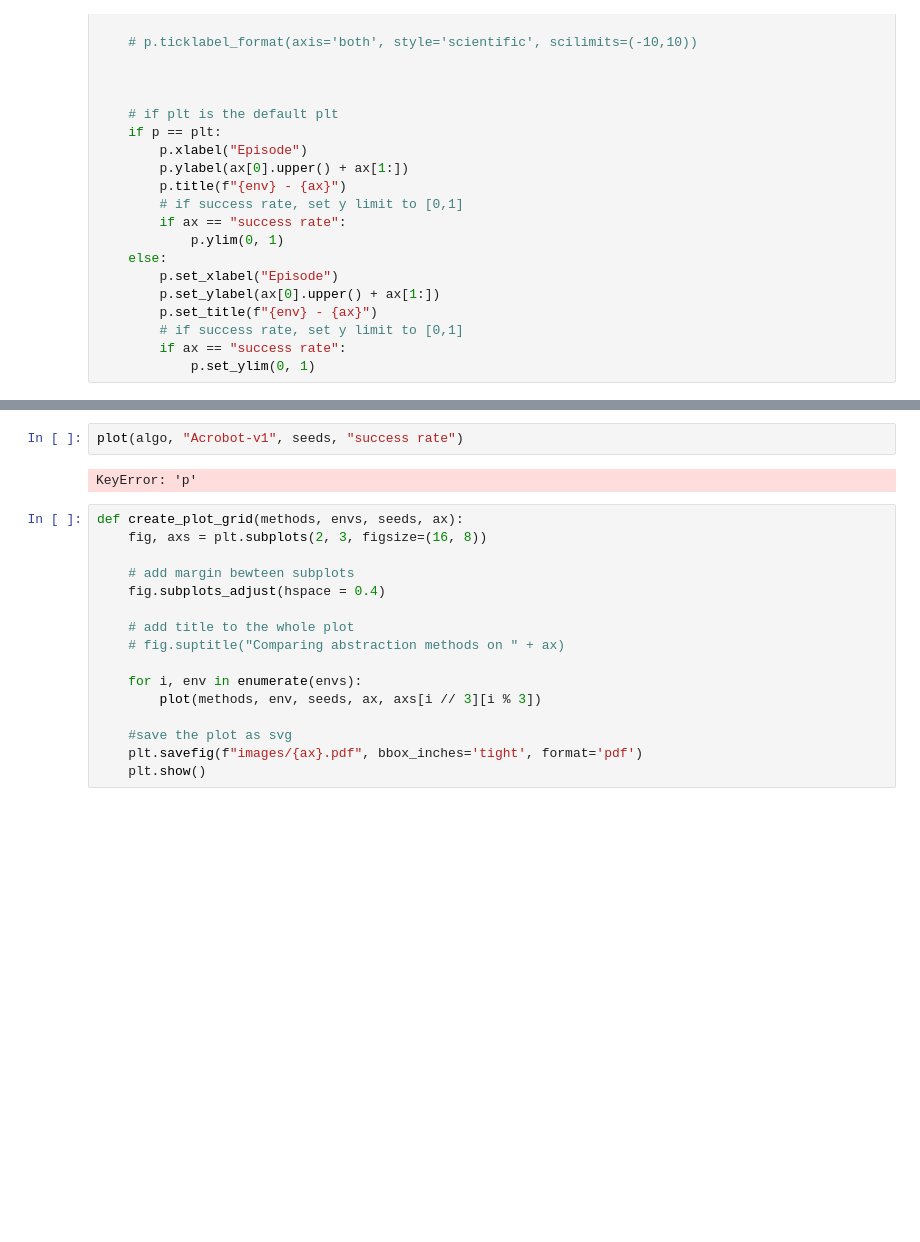
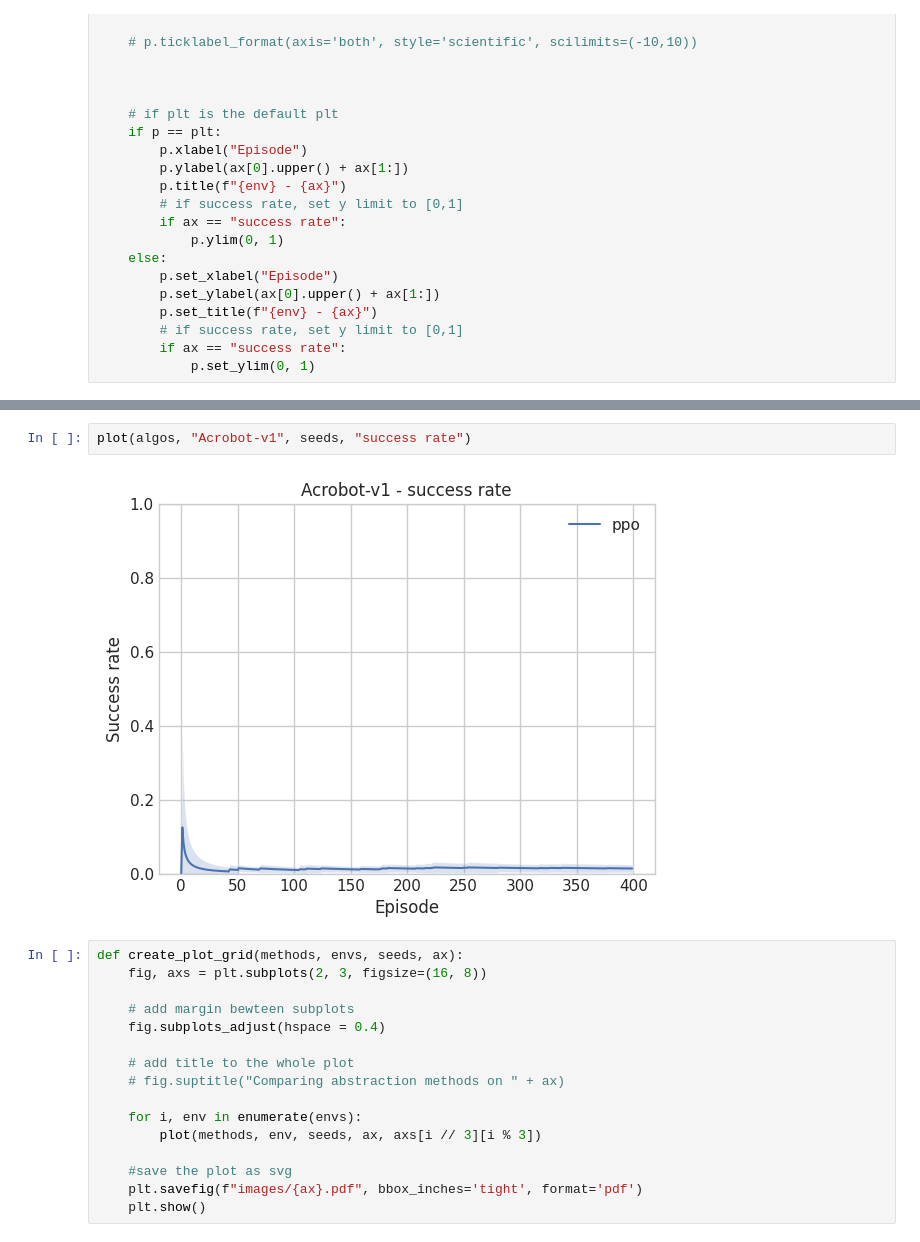
Before and after one commit to borchand/Bachelor-Project, a Jupyter notebook: plots_icml.ipynb, the cells around one changed output, grey strips where cells are left out. Saved outputs shown, nothing was run; the diff lists cells and outputs as text; blank space fills up the shorter version.

```diff
--- a/plots_icml.ipynb
+++ b/plots_icml.ipynb
@@ -117,7 +71,7 @@ NameError: name 'plot' is not defined
 # %%
-plot(algo, "Acrobot-v1", seeds, "success rate")
+plot(algos, "Acrobot-v1", seeds, "success rate")
 # %% [output]
-KeyError: 'p'
+[figure, added]
 # %%
 def create_plot_grid(methods, envs, seeds, ax):
     fig, axs = plt.subplots(2, 3, figsize=(16, 8))
```
Also changed, not shown: parts of 13 cells of this notebook, 1 other file.
